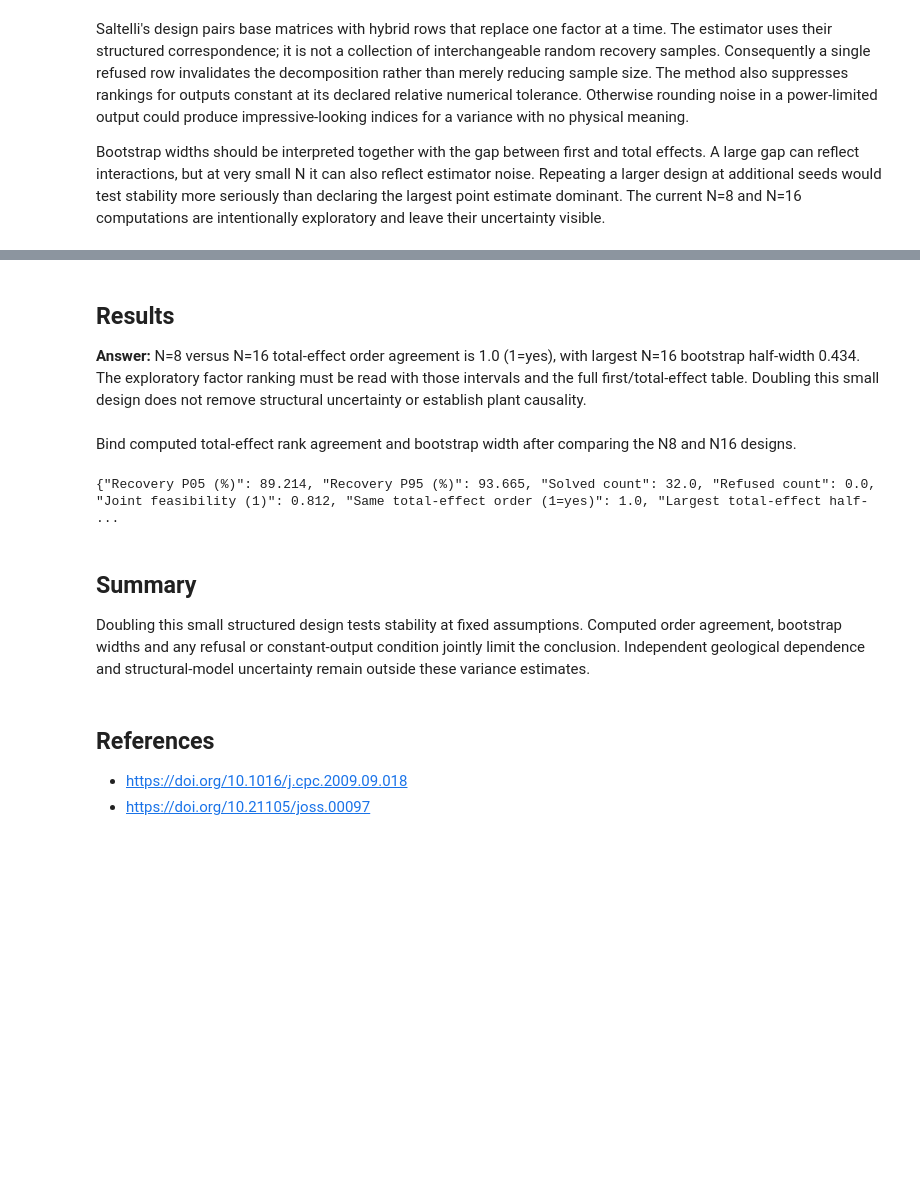
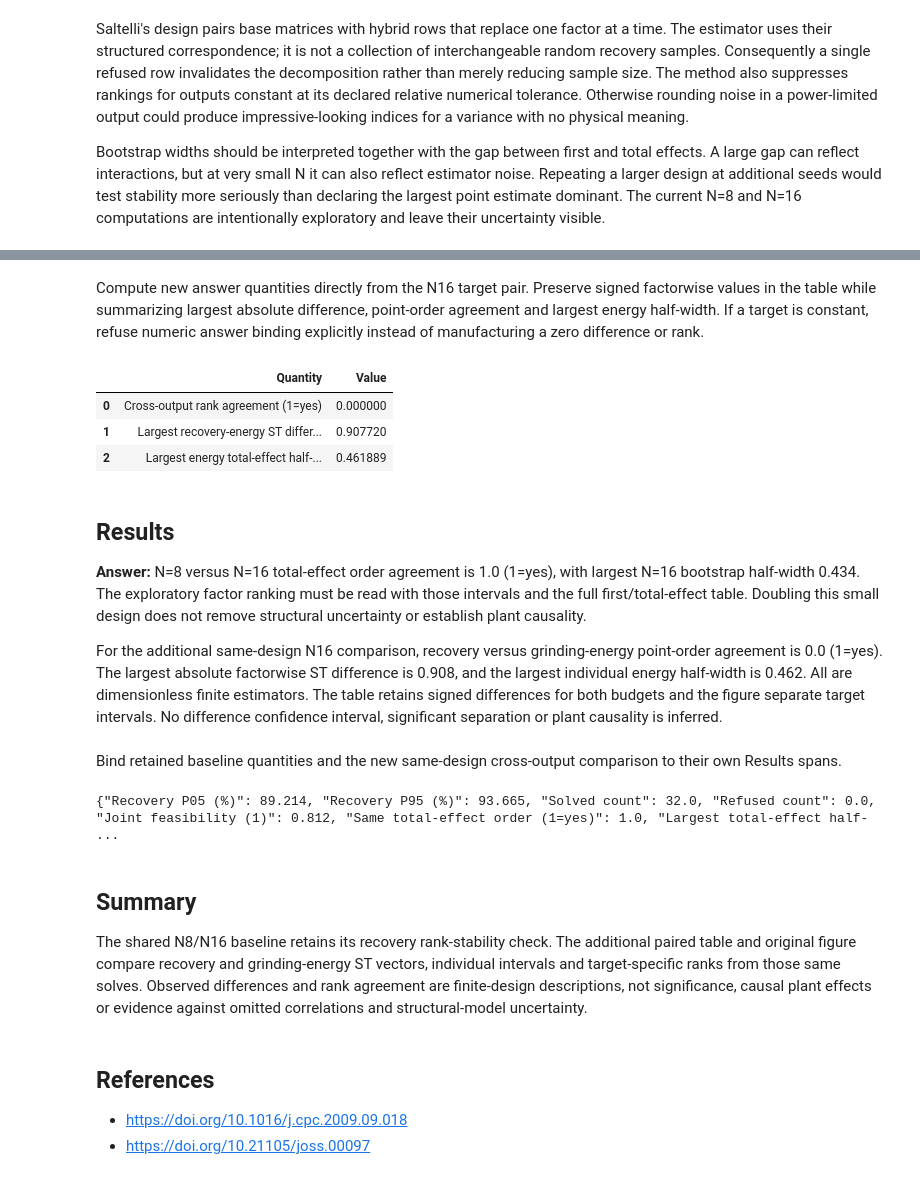
Before and after one commit to fsantibanezleal/CAOS_OreFlow, a Jupyter notebook: notebooks/en/05-uncertainty/03-research-comparison.ipynb, the cells around one changed output, grey strips where cells are left out. Saved outputs shown, nothing was run; the diff lists cells and outputs as text; code cells hidden in the pictures; blank space fills up the shorter version.

```diff
--- a/notebooks/en/05-uncertainty/03-research-comparison.ipynb
+++ b/notebooks/en/05-uncertainty/03-research-comparison.ipynb
@@ -209,0 +233,21 @@ Bootstrap widths should be interpreted together with the gap between first and t
+# %%
+# Compare distinct target vectors on their shared factor order and sample design.
+def uq_compare_targets(record):
+    recovery_effect = uq_target_indices(record, "recovery_pct")
+    energy_effect = uq_target_indices(record, "specific_energy_grinding_kwh_t")
+    available = not (recovery_effect["constant"] or energy_effect["constant"])
+    delta = recovery_effect["ST"] - energy_effect["ST"] if available else None
+    agreement = (
+        bool(np.array_equal(recovery_effect["rank"], energy_effect["rank"])) if available else None
+    )
+    return {
+        "names": list(record["inputs"]),
+        "N": record["base_samples"],
+        "recovery": recovery_effect,
+        "energy": energy_effect,
+        "delta": delta,
+        "rank_agreement": agreement,
+    }
+
+
+cross_outputs = [uq_compare_targets(record) for record in (small_indices, larger_indices)]
@@ -210,9 +323,29 @@ Bootstrap widths should be interpreted together with the gap between first and t
+# %% [markdown]
+Compute new answer quantities directly from the N16 target pair. Preserve signed factorwise values in the table while summarizing largest absolute difference, point-order agreement and largest energy half-width. If a target is constant, refuse numeric answer binding explicitly instead of manufacturing a zero difference or rank.
+# %%
+# Bind the actual cross-output comparison without reusing recovery as energy.
+cross_final = cross_outputs[-1]
+if cross_final["delta"] is None:
+    raise RuntimeError("Cross-output Results unavailable: constant target")
+cross_answer = {
+    "Cross-output rank agreement (1=yes)": int(cross_final["rank_agreement"]),
+    "Largest recovery-energy ST difference (1)": float(np.max(np.abs(cross_final["delta"]))),
+    "Largest energy total-effect half-width (1)": float(np.max(cross_final["energy"]["ST_conf"])),
+}
+display(pd.DataFrame(cross_answer.items(), columns=["Quantity", "Value"]))
+# %% [output]
+|  | Quantity | Value |
+| 0 | Cross-output rank agreement (1=yes) | 0.000000 |
+| 1 | Largest recovery-energy ST differ... | 0.907720 |
+| 2 | Largest energy total-effect half-... | 0.461889 |
 # %% [markdown]
 ## Results
 
 **Answer:** N=8 versus N=16 total-effect order agreement is <!-- result:Same total-effect order (1=yes) -->1.0<!-- /result --> (1=yes), with largest N=16 bootstrap half-width <!-- result:Largest total-effect half-width (1) -->0.434<!-- /result -->. The exploratory factor ranking must be read with those intervals and the full first/total-effect table. Doubling this small design does not remove structural uncertainty or establish plant causality.
+
+For the additional same-design N16 comparison, recovery versus grinding-energy point-order agreement is <!-- result:Cross-output rank agreement (1=yes) -->0.0<!-- /result --> (1=yes). The largest absolute factorwise ST difference is <!-- result:Largest recovery-energy ST difference (1) -->0.908<!-- /result -->, and the largest individual energy half-width is <!-- result:Largest energy total-effect half-width (1) -->0.462<!-- /result -->. All are dimensionless finite estimators. The table retains signed differences for both budgets and the figure separate target intervals. No difference confidence interval, significant separation or plant causality is inferred.
 # %% [markdown]
-Bind computed total-effect rank agreement and bootstrap width after comparing the N8 and N16 designs.
+Bind retained baseline quantities and the new same-design cross-output comparison to their own Results spans.
 # %%
 # Summarize the computed outcomes used in this lesson's interpretation.
 answer_values = {
@@ -243,7 +377,7 @@ print(json.dumps(answer_values, ensure_ascii=False))
 # %% [markdown]
 ## Summary
 
-Doubling this small structured design tests stability at fixed assumptions. Computed order agreement, bootstrap widths and any refusal or constant-output condition jointly limit the conclusion. Independent geological dependence and structural-model uncertainty remain outside these variance estimates.
+The shared N8/N16 baseline retains its recovery rank-stability check. The additional paired table and original figure compare recovery and grinding-energy ST vectors, individual intervals and target-specific ranks from those same solves. Observed differences and rank agreement are finite-design descriptions, not significance, causal plant effects or evidence against omitted correlations and structural-model uncertainty.
 # %% [markdown]
 ## References
 
```
Also changed, not shown: parts of 12 cells of this notebook, 13 other files.
